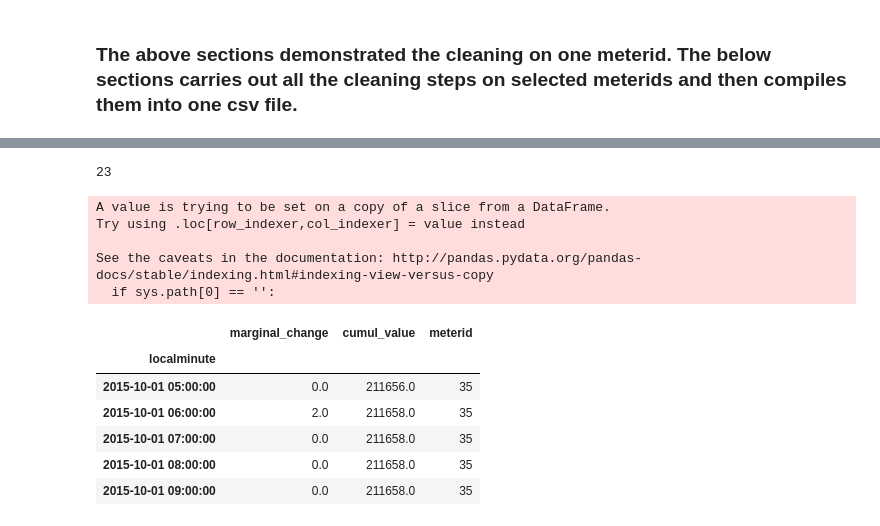
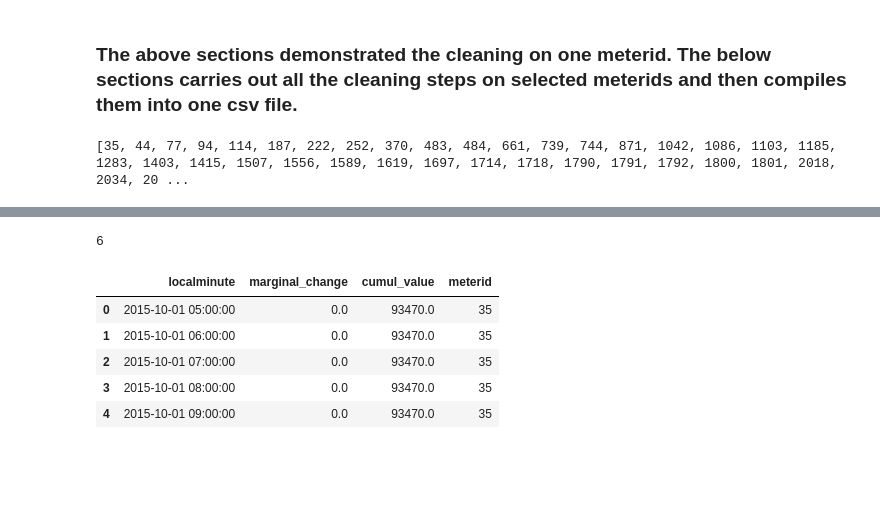
Before and after one commit to melvintzw/ee4211, a Jupyter notebook: cleaning.ipynb, the cells around one changed output, grey strips where cells are left out. Cells and saved outputs as stored; diff of their text form; code cells hidden in the pictures; blank space fills up the shorter version.

```diff
--- a/cleaning.ipynb
+++ b/cleaning.ipynb
@@ -50,11 +50,11 @@ def remove_mal_data(df):
     # NOTE that a new column 'marginal_change' is added to the df.
     # df: pandas dataframe. contains data from one meterid. contains a column 'meter_value'.
 
-    # from visualising the data, we can arbitrarily define a spike as a marginal change of > 1000 cubic metres
-    # we have defined malfunction as a marginal change > 1000
-    # and a marginal change < -2000.
-    threshold = 1000
-    df['marginal_change'] = df['meter_value'].diff().fillna(0)
+    # from visualising the data, we can arbitrarily define a spike as a marginal change of > 2000 cubic metres
+    # we have defined malfunction as a marginal change > 2000
+    # and a marginal change < -2000. this should correspond to the period of 7-14 dec for particular meterids.
+    threshold = 2000
+    df = df.assign(marginal_change=df['meter_value'].diff().fillna(0))
 
     flagged_dates = df[df.marginal_change > threshold].index
     flagged_dates = flagged_dates.append(df[df.marginal_change < -1*threshold].index)
@@ -188,12 +183,7 @@ df_new.tail()
 # %%
 # step 6 & 7. Mark anomalies from rate of increase with threshold = 0.166/s and remove them
 def remove_large_increments(df):
-    mask = df[df.marginal_rate >= 0.166].index
-
-    if len(mask) > 0:
-        return df.loc[~mask]
-    else:
-        return df
+    return df.loc[df.marginal_rate < 0.166]
 # %%
 df_clean = remove_large_increments(df_new)
 display(len(df_clean), df_clean.head())
@@ -263,9 +253,22 @@ df_final['marginal_change'].plot(title='after 1.5IQR filtering')
 NOTE: all dropping of values/rows must be done before finally reconstructing the cumulative values! in the above example, marginal_change is valid but cumul_value is not valid anymore. The processing is done in the proper order in the following section. The above section was to illustrate the need/usefulness for 1.5 IQR filtering.
 # %% [markdown]
 ### The above sections demonstrated the cleaning on one meterid. The below sections carries out all the cleaning steps on selected meterids and then compiles them into one csv file.
+# %%
+df_all = pd.read_csv('data/dataport-export_gas_oct2015-mar2016.csv')
+df_all = df_all.set_index(pd.to_datetime(df_all['localminute']))
+df_all = df_all.drop(columns='localminute')
+groups = df_all.groupby('dataid')
+keys = groups.groups.keys()  # keys: an iterable of dataids or meter ids
+keys_list = list(keys)
+print(keys_list)
+# %% [output]
+[35, 44, 77, 94, 114, 187, 222, 252, 370, 483, 484, 661, 739, 744, 871, 1042, 1086, 1103, 1185, 1283, 1403, 1415, 1507, 1556, 1589, 1619, 1697, 1714, 1718, 1790, 1791, 1792, 1800, 1801, 2018, 2034, 20 ...
 # %%
-to_remove = [1185, 1556, 2335, 2449, 3134, 3544, 4447, 4514,\
-             5129, 5403, 6836, 7030, 7117, 8156, 9134, 9639, 9982]
+# these meterids were visually inspected to have many suspicious spikes and dips in meter_value.
+# to_remove = [1185, 1556, 2335, 2449, 3134, 3544, 4447, 4514,\
+#              5129, 5403, 6836, 7030, 7117, 8156, 9134, 9639, 9982]
+
+to_remove = []
 
 low_samplefreq = [1874, 2645, 4671, 5545, 6101, 9620]
 
@@ -278,13 +281,14 @@ to_keep = [elem for elem in keys_list if elem not in to_remove]
 
 df_all_cleaned = pd.DataFrame()
 
-for meterid in to_keep:
-    df_i = groups.get_group(key)
+for meterid in keys_list:
+    df_i = groups.get_group(meterid)
     df_no_mal = remove_mal_data(df_i)
     df_no_negative_marginal = remove_negative_marginal(df_no_mal)
     df_new = get_rate_of_increase(df_no_negative_marginal)
     df_clean = remove_large_increments(df_new)
-    df_clean = remove_outliers(df_clean, coeff=1.5)
+    #df_clean = remove_outliers(df_clean, coeff=1.5)
+    # shouldn't do 1.5IQR filtering on 6months; only on 1 month or less, due to seasonalities.
 
     # resample by hour, reconstruct cumulative values from marginal values
     init_cumul_reading = df_clean['meter_value'].iloc[0]
@@ -299,7 +303,9 @@ for meterid in to_keep:
 
     df_final = df_resampled.assign(meterid=[meterid for i in range(len(df_resampled))]) # add meterid column
 
-    df_all_cleaned = df_all_cleaned.append(df_final)
+    df_final = df_final.reset_index()
+
+    df_all_cleaned = df_all_cleaned.append(df_final, ignore_index=True)
 
 display(df_all_cleaned.head())
 # %% [output]
@@ -323,14 +313,8 @@ display(df_all_cleaned.head())
-23
+6
-A value is trying to be set on a copy of a slice from a DataFrame.
-Try using .loc[row_indexer,col_indexer] = value instead
-
-See the caveats in the documentation: http://pandas.pydata.org/pandas-docs/stable/indexing.html#indexing-view-versus-copy
-  if sys.path[0] == '':
-|  | marginal_change | cumul_value | meterid |
-| localminute |  |  |  |
-| 2015-10-01 05:00:00 | 0.0 | 211656.0 | 35 |
-| 2015-10-01 06:00:00 | 2.0 | 211658.0 | 35 |
-| 2015-10-01 07:00:00 | 0.0 | 211658.0 | 35 |
-| 2015-10-01 08:00:00 | 0.0 | 211658.0 | 35 |
-| 2015-10-01 09:00:00 | 0.0 | 211658.0 | 35 |
+|  | localminute | marginal_change | cumul_value | meterid |
+| 0 | 2015-10-01 05:00:00 | 0.0 | 93470.0 | 35 |
+| 1 | 2015-10-01 06:00:00 | 0.0 | 93470.0 | 35 |
+| 2 | 2015-10-01 07:00:00 | 0.0 | 93470.0 | 35 |
+| 3 | 2015-10-01 08:00:00 | 0.0 | 93470.0 | 35 |
+| 4 | 2015-10-01 09:00:00 | 0.0 | 93470.0 | 35 |
 # %%
```
Also changed, not shown: parts of 6 cells of this notebook, 3 other files.
